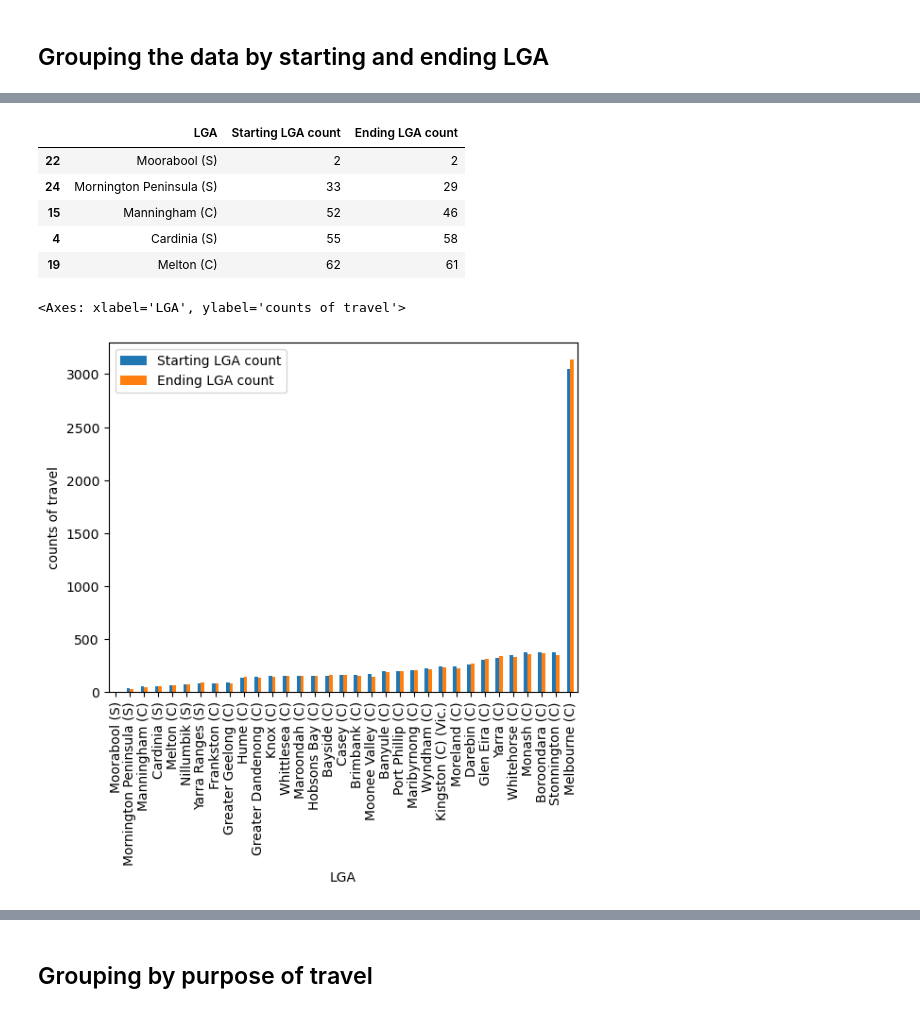
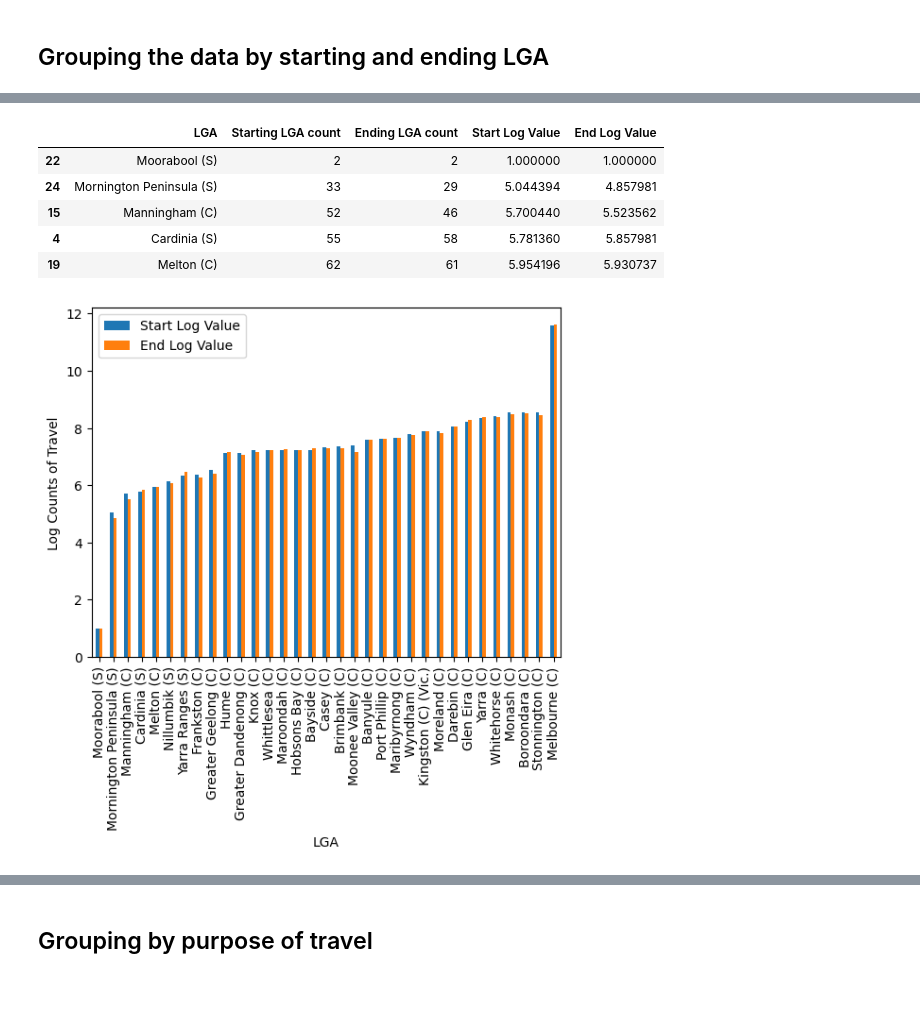
Before and after one commit to Abhidnya05/Project1Group1, a Jupyter notebook: VISTA Analyis.ipynb, the cells around one changed output, grey strips where cells are left out. Drawn from its saved outputs; the diff is of its cells as text; code cells hidden in the pictures.

```diff
--- a/VISTA Analyis.ipynb
+++ b/VISTA Analyis.ipynb
@@ -62,3 +70,5 @@ LGA_count = pd.merge(Start_LGA_df,Ending_LGA_df,on='LGA')
 LGA_count = LGA_count.sort_values('Starting LGA count')
 # %%
 #Changing values to log
+LGA_count['Start Log Value'] = np.log2(LGA_count['Starting LGA count'])
+LGA_count['End Log Value'] = np.log2(LGA_count['Ending LGA count'])
@@ -69,14 +87,15 @@ LGA_count = LGA_count.sort_values('Starting LGA count')
 # %%
 LGA_count.head()
 # %% [output]
-|  | LGA | Starting LGA count | Ending LGA count |
-| 22 | Moorabool (S) | 2 | 2 |
-| 24 | Mornington Peninsula (S) | 33 | 29 |
-| 15 | Manningham (C) | 52 | 46 |
-| 4 | Cardinia (S) | 55 | 58 |
-| 19 | Melton (C) | 62 | 61 |
+|  | LGA | Starting LGA count | Ending LGA count | Start Log Value | End Log Value |
+| 22 | Moorabool (S) | 2 | 2 | 1.000000 | 1.000000 |
+| 24 | Mornington Peninsula (S) | 33 | 29 | 5.044394 | 4.857981 |
+| 15 | Manningham (C) | 52 | 46 | 5.700440 | 5.523562 |
+| 4 | Cardinia (S) | 55 | 58 | 5.781360 | 5.857981 |
+| 19 | Melton (C) | 62 | 61 | 5.954196 | 5.930737 |
 # %%
-LGA_count.plot(kind='bar',x = 'LGA',ylabel='counts of travel')
+LGA_count.plot(kind='bar',x = 'LGA',y=['Start Log Value','End Log Value'],ylabel='Log Counts of Travel')
+plt.tight_layout
+plt.show()
 # %% [output]
-<Axes: xlabel='LGA', ylabel='counts of travel'>
-[figure, old version]
+[figure, new version]
```
Also changed, not shown: parts of 15 cells of this notebook, 2 other files.
